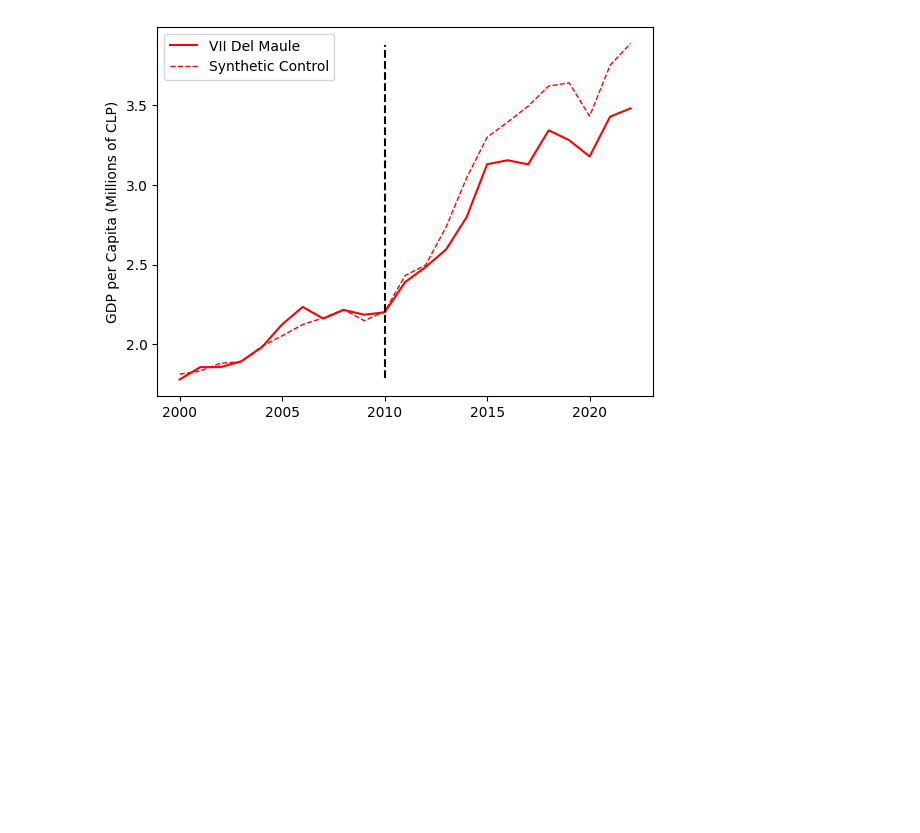
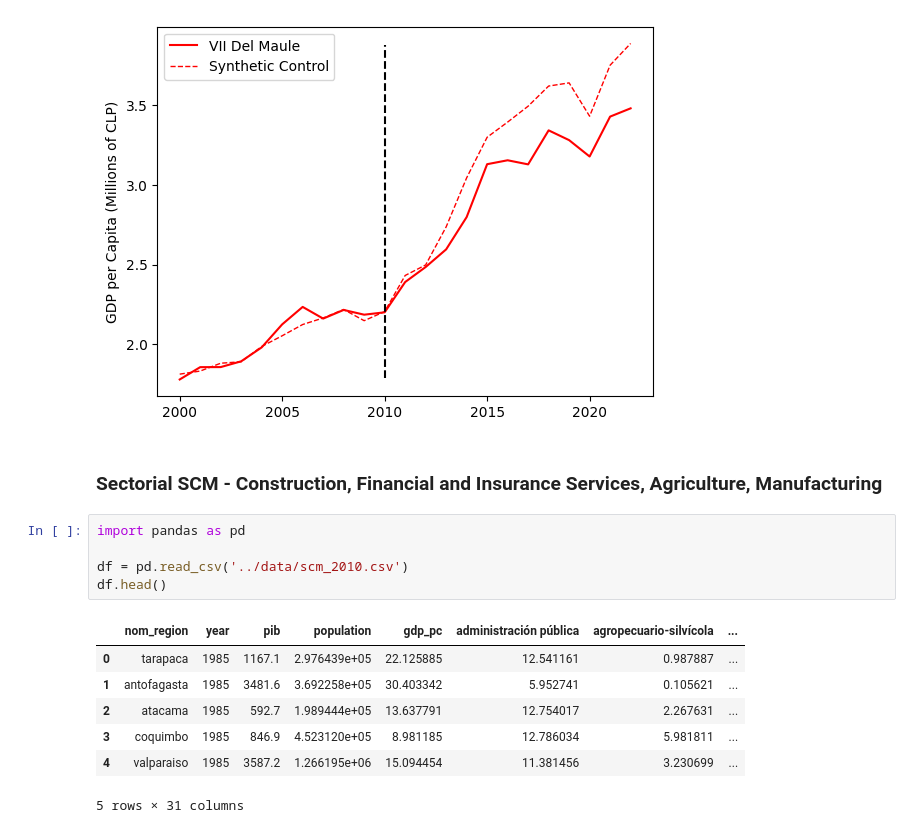
Before and after one commit to diodz/dpl-earthquakes, a Jupyter notebook: notebooks/Maule SCM.ipynb, the cells around one changed output. Saved outputs shown, nothing was run; the diff lists cells and outputs as text; blank space fills up the shorter version.

```diff
--- a/notebooks/Maule SCM.ipynb
+++ b/notebooks/Maule SCM.ipynb
@@ -217,3 +217,18 @@ synth_jacknife.fit(dataprep=dataprep, optim_method="Nelder-Mead", optim_initial=
 cl_res = util.synth_plot_chile(synth_jacknife, time_period=range(2000, 2023), treatment_time=2010, filename='chile_jacknife.png')
 # %% [output]
 [figure]
+# %% [markdown]
+### Sectorial SCM - Construction, Financial and Insurance Services, Agriculture, Manufacturing
+# %%
+import pandas as pd
+
+df = pd.read_csv('../data/scm_2010.csv')
+df.head()
+# %% [output]
+|  | nom_region | year | pib | population | gdp_pc | administración pública | agropecuario-silvícola | ... |
+| 0 | tarapaca | 1985 | 1167.1 | 2.976439e+05 | 22.125885 | 12.541161 | 0.987887 | ... |
+| 1 | antofagasta | 1985 | 3481.6 | 3.692258e+05 | 30.403342 | 5.952741 | 0.105621 | ... |
+| 2 | atacama | 1985 | 592.7 | 1.989444e+05 | 13.637791 | 12.754017 | 2.267631 | ... |
+| 3 | coquimbo | 1985 | 846.9 | 4.523120e+05 | 8.981185 | 12.786034 | 5.981811 | ... |
+| 4 | valparaiso | 1985 | 3587.2 | 1.266195e+06 | 15.094454 | 11.381456 | 3.230699 | ... |
+5 rows × 31 columns
```
Also changed, not shown: parts of 2 cells of this notebook, 5 other files.
